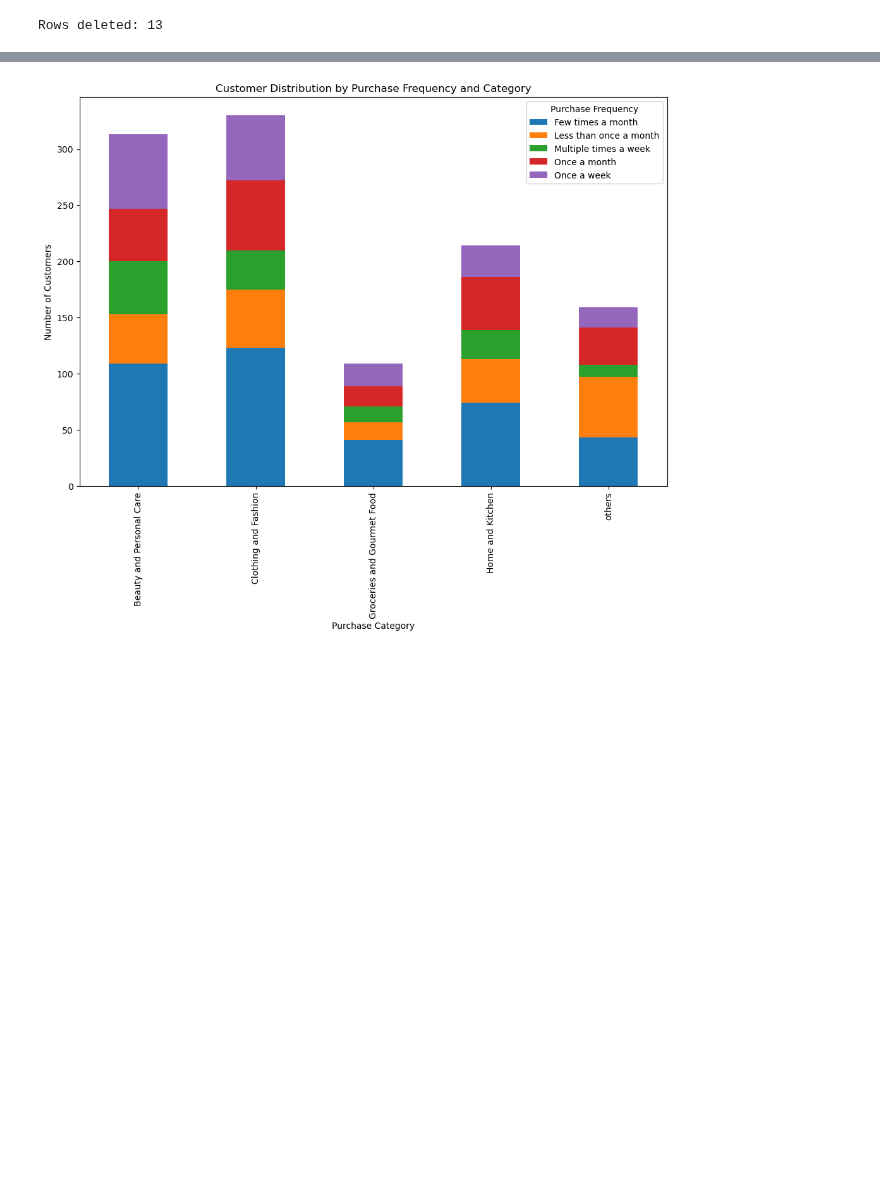
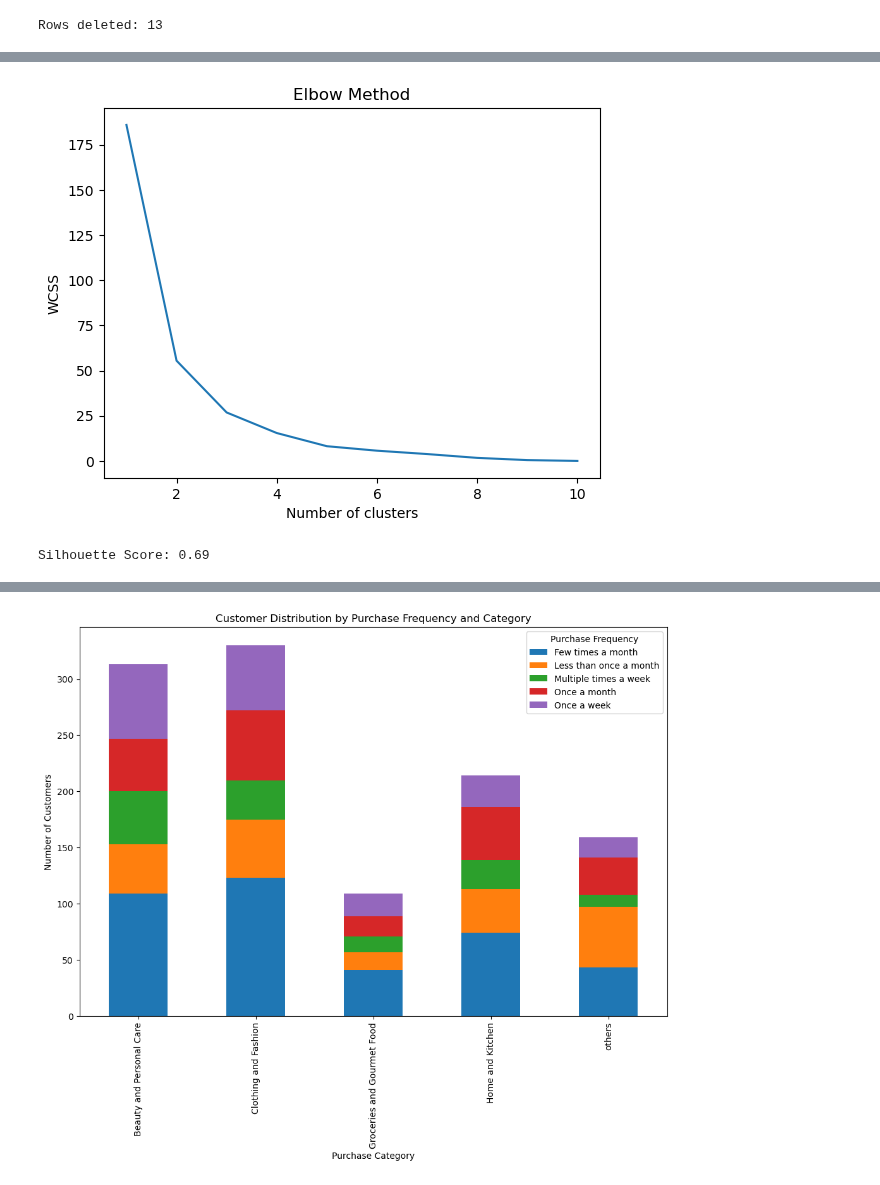
Before and after one commit to Famoushawk/Dm_project, a Jupyter notebook: DM.ipynb, the cells around one changed output, grey strips where cells are left out. Cells and saved outputs as stored; diff of their text form; code cells hidden in the pictures; blank space fills up the shorter version.

```diff
--- a/DM.ipynb
+++ b/DM.ipynb
@@ -62,0 +279,12 @@ data['Purchase_Frequency_Num'] = scaler.fit_transform(data[['Purchase_Frequency_
+# %%
+kmeans = KMeans(n_clusters=3, init='k-means++', max_iter=300, n_init=10, random_state=42)
+cluster_labels = kmeans.fit_predict(features)
+
+# Adding the cluster labels to your original DataFrame
+data['Cluster_Labels'] = cluster_labels
+
+# Check the value counts for each cluster
+print(data['Cluster_Labels'].value_counts())
+
+# Optionally, you can also examine the cluster centers
+print(kmeans.cluster_centers_)
@@ -62,0 +347,32 @@ data['Purchase_Frequency_Num'] = scaler.fit_transform(data[['Purchase_Frequency_
+# %%
+# Selecting features for clustering
+X = data[['Purchase_Frequency_Num', 'Browsing_Frequency_Num']]
+
+# Elbow Method to find the optimal number of clusters
+wcss = []  # Within cluster sum of squares
+for i in range(1, 11):
+    kmeans = KMeans(n_clusters=i, init='k-means++', random_state=42)
+    kmeans.fit(X)
+    wcss.append(kmeans.inertia_)
+
+# Plotting the results of the Elbow Method
+plt.plot(range(1, 11), wcss)
+plt.title('Elbow Method')
+plt.xlabel('Number of clusters')
+plt.ylabel('WCSS')
+plt.show()
+
+# Applying K-Means Clustering with the chosen number of clusters
+k = 4  # Replace with the optimal number from the elbow plot
+kmeans = KMeans(n_clusters=k, init='k-means++', random_state=42)
+y_kmeans = kmeans.fit_predict(X)
+
+# Calculating Silhouette Score
+silhouette_avg = silhouette_score(X, y_kmeans)
+print(f'Silhouette Score: {silhouette_avg:.2f}')
+
+# Adding cluster ID to the DataFrame
+data['Cluster_ID'] = y_kmeans
+# %% [output]
+[figure, added]
+Silhouette Score: 0.69
```
Also changed, not shown: parts of 20 cells of this notebook.
